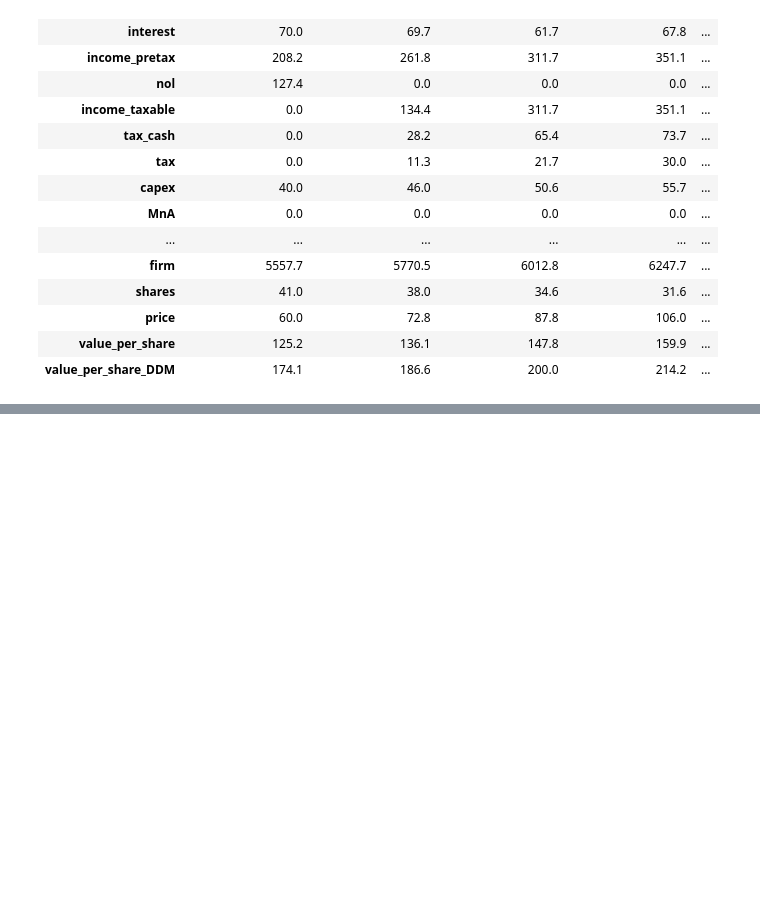
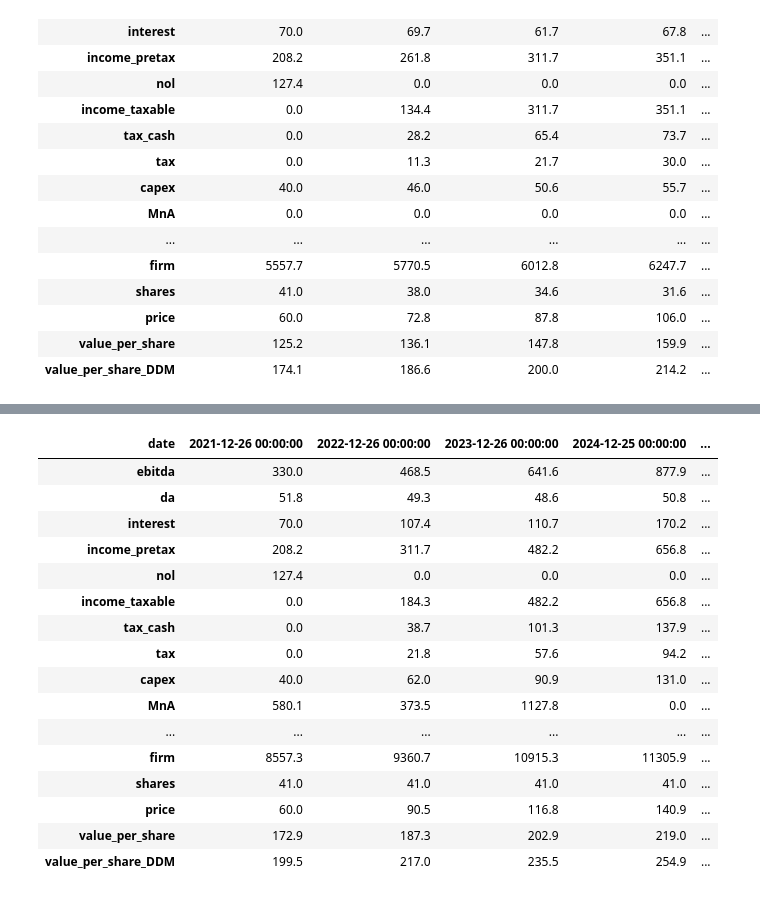
Before and after one commit to mtlr05/finagle, a Jupyter notebook: Valuation notebook.ipynb, the cells around one changed output, grey strips where cells are left out. Cells and saved outputs as stored; diff of their text form; code cells hidden in the pictures; blank space fills up the shorter version.

Commit message:
dispose of noa

```diff
--- a/Valuation notebook.ipynb
+++ b/Valuation notebook.ipynb
@@ -1565,3 +1566,59 @@ See the caveats in the documentation: http://pandas.pydata.org/pandas-docs/stabl
 | price | 60.0 | 72.8 | 87.8 | 106.0 | ... |
 | value_per_share | 125.2 | 136.1 | 147.8 | 159.9 | ... |
 | value_per_share_DDM | 174.1 | 186.6 | 200.0 | 214.2 | ... |
+# %%
+#FRG, post FY22 guidance
+#full ebitda based calculation, using forecast_ebitda() and load_data() method
+#includes fcf_to_acquire()
+#pv = 175, DDM = 194
+
+#initializers
+rd = 0.065
+re = 0.10
+t = 0.21
+shares = 0.744 + 40.295
+gt = 0.02
+roict=0.15 #this could be quite high if there is significant uncapitalized R&D
+year = 10 #number of years to forescast; i.e. not including ttm (baseline) year
+
+#company input data
+financials = {
+'date' : '2021-12-26',
+'ebitda' : [330], #only the ttm year, other years are calculated using the forecast_ebitda() method
+'capex' :  [40], #year+1 required
+'dwc' : [0,0,0,0,0,0,0,0,0,0,0], #year+1 required
+'tax' : [0],
+'da' : [51.847], #don't input for all years since the terminal year should be calculated from capex and ROIC
+'debt' :  [1072.9,1072.9,1072.9,1072.9,1072.9,1072.9,1072.9,1072.9,1072.9,1072.9,1072.9],
+
+'interest' : [70],
+'cash' : 159.72,
+'nol' : 127.4,
+'noa' : 55.86 + 450, #56 = Nexpoint equity, 450 = Badcock asset sales
+}
+
+# date = date of the last reporting quarter
+# ebitda = earnings before, interest, tax, depreciation or amortization
+# capex = capital expenditure, list
+# dwc = changes in non-cash workking capital, list
+# tax0 = ttm reported taxes, float
+# da0 = ttm depreciation and amortization, float
+# debt = short and long term debt, list
+# cash = excess cash, short term investments on balancesheet not used for working capital, float
+# nol = net operating loss, i.e. tax losses subtracted from ebit for the purpose of calculating taxes, float
+# noa = other non-operating assets, examples: land, properties, other even business's not included in the cashflows, float
+
+FRG = cmp.company(ticker = 'FRG',rd = rd,re = re,t = t,shares = shares,gt = gt,roict = roict,year = year, dividend = 2)
+FRG.forecast_ebitda(330,[0.15,0.1,0.1,0.1,0.1], financials)
+FRG.forecast_capex([40,46], financials)
+FRG.load_financials(financials = financials.copy())
+FRG.fcf_from_ebitda()
+FRG.fcf_to_acquire(adjust_cash = True, year_a = 0, ebitda_frac = 0.2696, multiple = 6.52, leverage = 6.52, gnext = 0.1, cap_frac = 0.18)
+FRG.fcf_to_acquire(adjust_cash = True, year_a = 1, ebitda_frac = 0.2696, multiple = 6.52, leverage = 6.52, gnext = 0.1, cap_frac = 0.18)
+FRG.fcf_to_acquire(adjust_cash = True, year_a = 2, ebitda_frac = 0.2696, multiple = 6.52, leverage = 6.52, gnext = 0.1, cap_frac = 0.18)
+FRG.dispose_from_noa(dnoa = 450, year_dis = 1)
+FRG.fcf_to_debt(leverage=2.5)
+FRG.fcf_to_buyback(price=60,dp = 'proportional')
+FRG.value()
+FRG.display_fin()
+# %% [output]
@@ -1567,0 +1645,17 @@ See the caveats in the documentation: http://pandas.pydata.org/pandas-docs/stabl
+| date | 2021-12-26 00:00:00 | 2022-12-26 00:00:00 | 2023-12-26 00:00:00 | 2024-12-25 00:00:00 | ... |
+| ebitda | 330.0 | 468.5 | 641.6 | 877.9 | ... |
+| da | 51.8 | 49.3 | 48.6 | 50.8 | ... |
+| interest | 70.0 | 107.4 | 110.7 | 170.2 | ... |
+| income_pretax | 208.2 | 311.7 | 482.2 | 656.8 | ... |
+| nol | 127.4 | 0.0 | 0.0 | 0.0 | ... |
+| income_taxable | 0.0 | 184.3 | 482.2 | 656.8 | ... |
+| tax_cash | 0.0 | 38.7 | 101.3 | 137.9 | ... |
+| tax | 0.0 | 21.8 | 57.6 | 94.2 | ... |
+| capex | 40.0 | 62.0 | 90.9 | 131.0 | ... |
+| MnA | 580.1 | 373.5 | 1127.8 | 0.0 | ... |
+| ... | ... | ... | ... | ... | ... |
+| firm | 8557.3 | 9360.7 | 10915.3 | 11305.9 | ... |
+| shares | 41.0 | 41.0 | 41.0 | 41.0 | ... |
+| price | 60.0 | 90.5 | 116.8 | 140.9 | ... |
+| value_per_share | 172.9 | 187.3 | 202.9 | 219.0 | ... |
+| value_per_share_DDM | 199.5 | 217.0 | 235.5 | 254.9 | ... |
```
Also changed, not shown: parts of 6 cells of this notebook, 1 other file.
